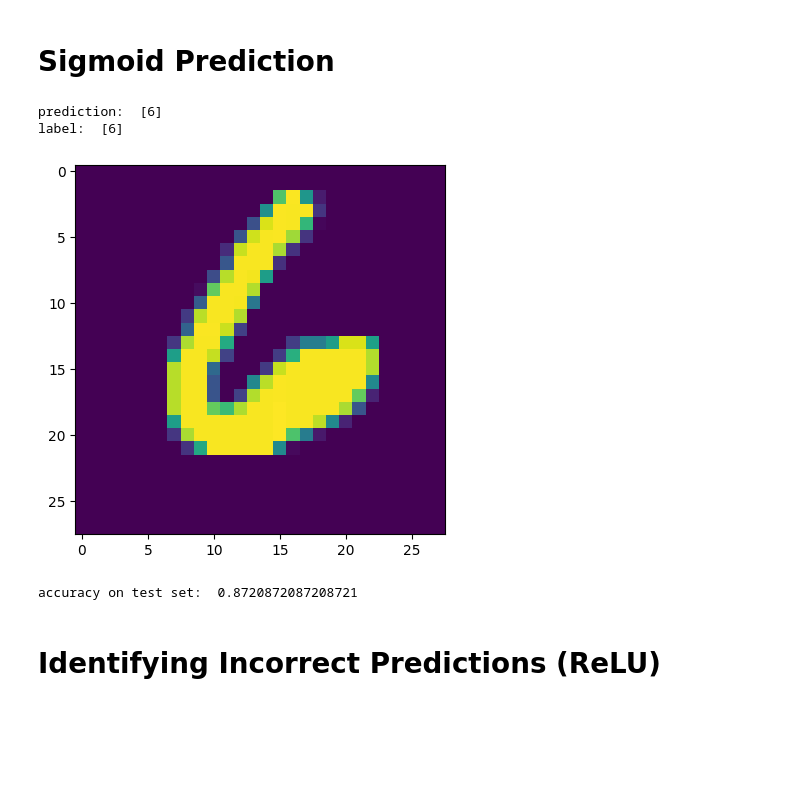
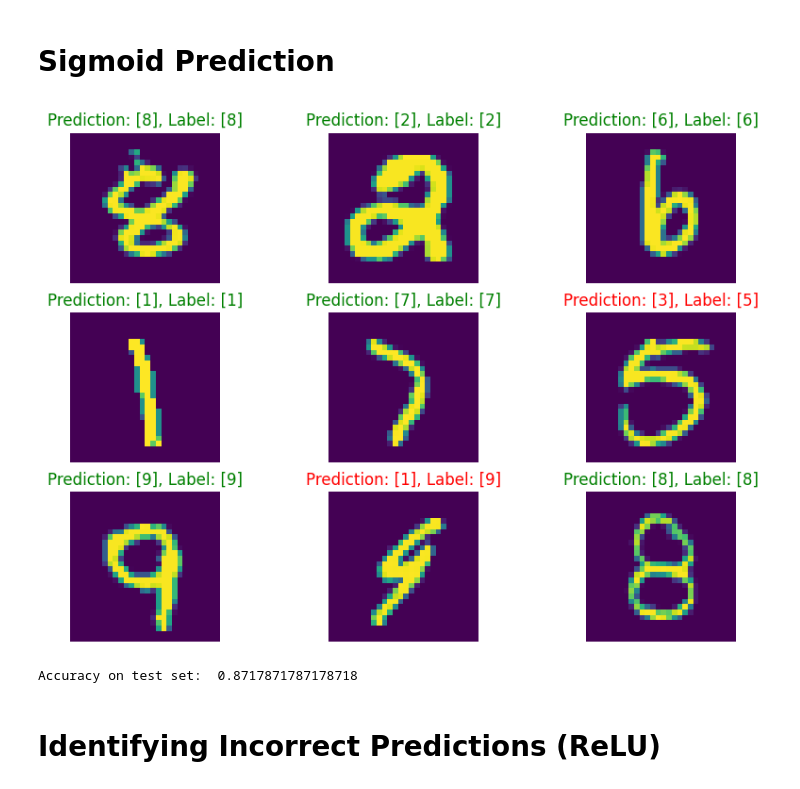
Before and after one commit to abduIbari/MNIST-neuralnetwork, a Jupyter notebook: MNIST.ipynb, the cells around one changed output. Drawn from its saved outputs; the diff is of its cells as text; code cells hidden in the pictures; blank space fills up the shorter version.

```diff
--- a/MNIST.ipynb
+++ b/MNIST.ipynb
@@ -276,11 +295,11 @@ accuracy on test set:  0.6916691669166917
 # %% [markdown]
 # Sigmoid Prediction
 # %%
-test_predictions(13444, W1, W2, b1, b2, activation="sigmoid")
-dev_predictions = make_predictions(W1, W2, b1, b2, X_test, activation="sigmoid")
-print("accuracy on test set: ",get_accuracy(dev_predictions, y_test))
+test_predictions(W1, W2, b1, b2, activation="sigmoid")
+
+
+testset_predictions_sigmoid = make_predictions(W1, W2, b1, b2, X_test, activation="sigmoid")
+print("Accuracy on test set: ",get_accuracy(testset_predictions_sigmoid, y_test))
 # %% [output]
+[figure, new version]
-prediction:  [6]
-label:  [6]
+Accuracy on test set:  0.8717871787178718
-[figure, old version]
-accuracy on test set:  0.8720872087208721
```
Also changed, not shown: parts of 19 cells of this notebook.
